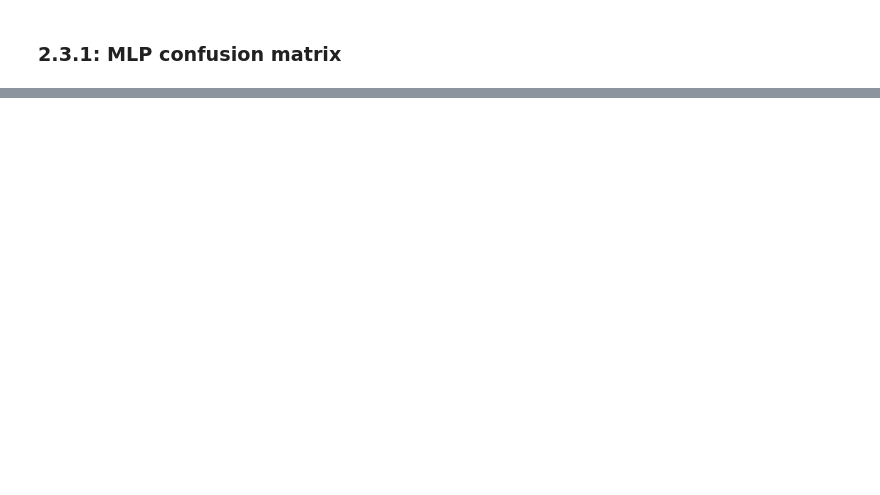
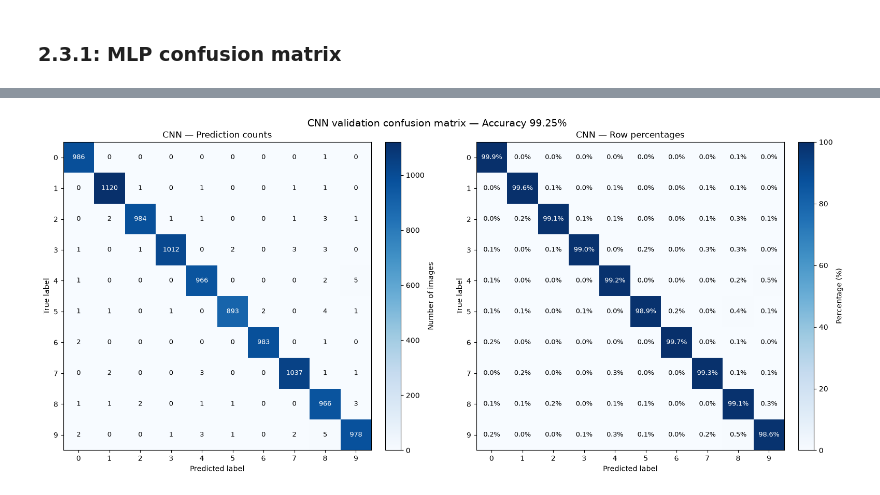
Before and after one commit to ddkhoa83/handwritten_text_recognition, a Jupyter notebook: notebooks/main.ipynb, the cells around one changed output, grey strips where cells are left out. Saved outputs shown, nothing was run; the diff lists cells and outputs as text; code cells hidden in the pictures; blank space fills up the shorter version.

```diff
--- a/notebooks/main.ipynb
+++ b/notebooks/main.ipynb
@@ -265,0 +859,83 @@ Epoch 014/020 | Train objective (online): 0.045313 | LR: 0.0025 | Val loss: 0.02
+# %%
+y_pred = cnn_model.predict(X_val_scaled)
+y_true = np.asarray(y_val)
+n_classes = cnn_model.n_classes
+
+if (
+    y_true.shape != y_pred.shape
+    or y_true.dtype.kind not in "iu"
+    or np.any(y_true < 0)
+    or np.any(y_true >= n_classes)
+):
+    raise ValueError("y_val must contain one valid integer label per image.")
+
+# Rows represent true labels; columns represent predicted labels.
+cm = np.zeros((n_classes, n_classes), dtype=np.int64)
+np.add.at(cm, (y_true, y_pred), 1)
+
+# Normalize by the number of samples in each true class.
+row_totals = cm.sum(axis=1, keepdims=True)
+cm_percent = np.divide(
+    cm,
+    row_totals,
+    out=np.zeros_like(cm, dtype=np.float64),
+    where=row_totals != 0,
+) * 100
+
+accuracy = np.mean(y_true == y_pred)
+print(f"Validation accuracy: {accuracy:.4%}")
+print(f"Correct predictions: {np.trace(cm)} / {cm.sum()}")
+print(f"Incorrect predictions: {cm.sum() - np.trace(cm)}")
+
+# Plot counts and row-normalized percentages.
+fig, axes = plt.subplots(1, 2, figsize=(16, 7))
+
+for ax, matrix, normalized in zip(
+    axes, [cm, cm_percent], [False, True]
+):
+    image = ax.imshow(
+        matrix,
+        cmap="Blues",
+        vmin=0,
+        vmax=100 if normalized else max(1, int(cm.max())),
+    )
+
+    threshold = image.norm.vmax / 2
+
+    for row in range(n_classes):
+        for column in range(n_classes):
+            value = matrix[row, column]
+            label = f"{value:.1f}%" if normalized else str(int(value))
+
+            ax.text(
+                column, row, label,
+                ha="center",
+                va="center",
+                fontsize=9,
+                color="white" if value > threshold else "black",
+            )
+
+    ax.set_xticks(np.arange(n_classes))
+    ax.set_yticks(np.arange(n_classes))
+    ax.set_xlabel("Predicted label")
+    ax.set_ylabel("True label")
+    ax.set_title(
+        "CNN — Row percentages"
+        if normalized else "CNN — Prediction counts"
+    )
+
+    fig.colorbar(
+        image,
+        ax=ax,
+        fraction=0.046,
+        pad=0.04,
+        label="Percentage (%)" if normalized else "Number of images",
+    )
+
+fig.suptitle(
+    f"CNN validation confusion matrix — Accuracy {accuracy:.2%}",
+    fontsize=14,
+)
+fig.tight_layout()
+plt.show()
+# %% [output]
@@ -265,0 +945 @@ Epoch 014/020 | Train objective (online): 0.045313 | LR: 0.0025 | Val loss: 0.02
+[figure, added]
```
Also changed, not shown: parts of 33 cells of this notebook, 8 other files.
